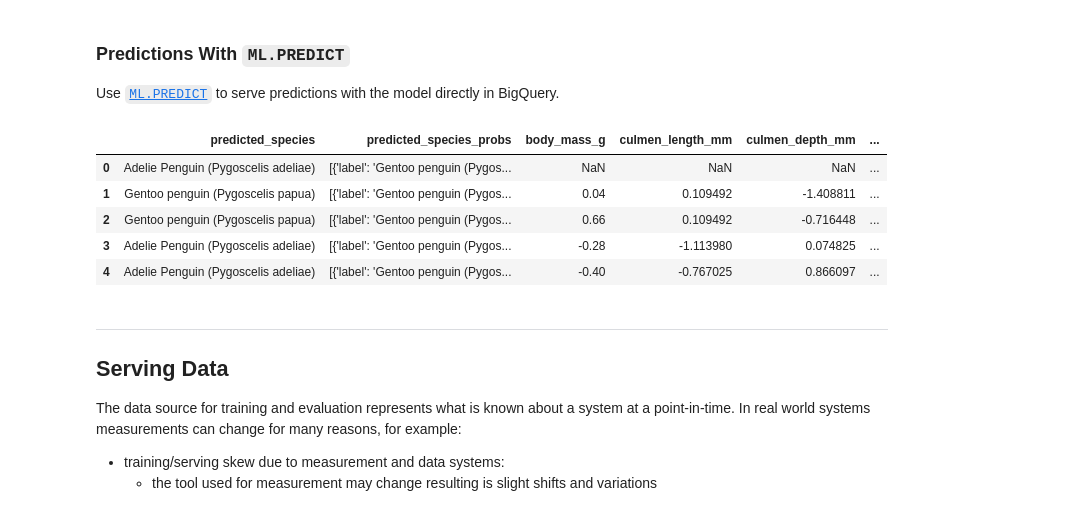
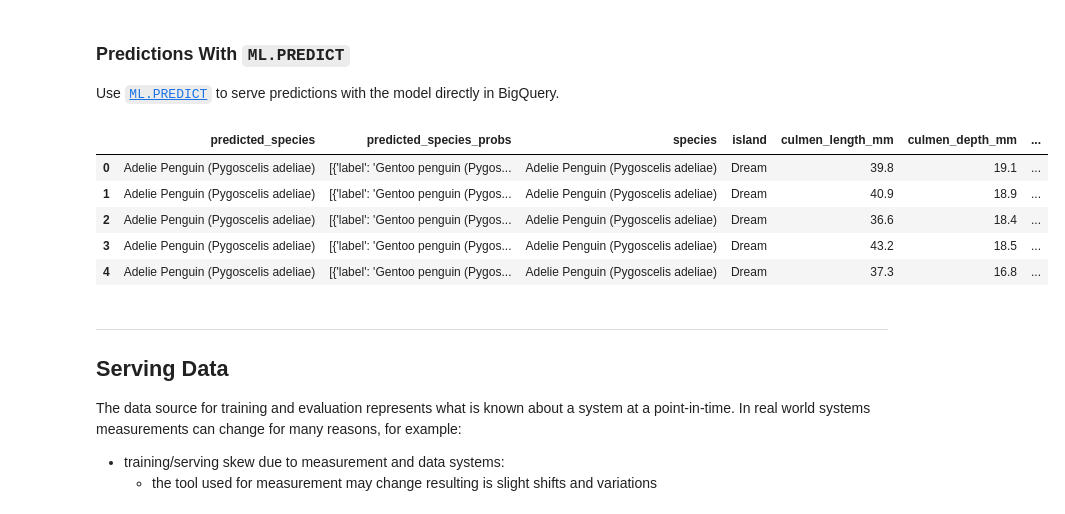
Before and after one commit to statmike/vertex-ai-mlops, a Jupyter notebook: Model Monitoring/bqml-model-monitoring-tutorial.ipynb, the cells around one changed output. Cells and saved outputs as stored; diff of their text form; code cells hidden in the pictures.

```diff
--- a/Model Monitoring/bqml-model-monitoring-tutorial.ipynb
+++ b/Model Monitoring/bqml-model-monitoring-tutorial.ipynb
@@ -488,34 +462,22 @@ It seems like a good idea to continously run evaluations to make sure the model
 Use [`ML.PREDICT`](https://cloud.google.com/bigquery/docs/reference/standard-sql/bigqueryml-syntax-predict) to serve predictions with the model directly in BigQuery.
 # %%
 %%bigquery
-WITH
-    INSTANCES AS (
-        SELECT *
-        FROM ML.TRANSFORM(
-            MODEL `statmike-mlops-349915.bqml_model_monitoring.feature_engineering`,
-            (
-                SELECT *
-                FROM `statmike-mlops-349915.bqml_model_monitoring.source_split`
-                WHERE splits = 'TEST'
-            )
-        )
-    )
 SELECT *
 FROM ML.PREDICT(
     MODEL `statmike-mlops-349915.bqml_model_monitoring.classify_species_dnn`,
     (
         SELECT *
-        FROM INSTANCES
+        FROM `statmike-mlops-349915.bqml_model_monitoring.source_split`
         LIMIT 5
     )
 )
 # %% [output]
-|  | predicted_species | predicted_species_probs | body_mass_g | culmen_length_mm | culmen_depth_mm | ... |
-| 0 | Adelie Penguin (Pygoscelis adeliae) | [{'label': 'Gentoo penguin (Pygos... | NaN | NaN | NaN | ... |
-| 1 | Gentoo penguin (Pygoscelis papua) | [{'label': 'Gentoo penguin (Pygos... | 0.04 | 0.109492 | -1.408811 | ... |
-| 2 | Gentoo penguin (Pygoscelis papua) | [{'label': 'Gentoo penguin (Pygos... | 0.66 | 0.109492 | -0.716448 | ... |
-| 3 | Adelie Penguin (Pygoscelis adeliae) | [{'label': 'Gentoo penguin (Pygos... | -0.28 | -1.113980 | 0.074825 | ... |
-| 4 | Adelie Penguin (Pygoscelis adeliae) | [{'label': 'Gentoo penguin (Pygos... | -0.40 | -0.767025 | 0.866097 | ... |
+|  | predicted_species | predicted_species_probs | species | island | culmen_length_mm | culmen_depth_mm | ... |
+| 0 | Adelie Penguin (Pygoscelis adeliae) | [{'label': 'Gentoo penguin (Pygos... | Adelie Penguin (Pygoscelis adeliae) | Dream | 39.8 | 19.1 | ... |
+| 1 | Adelie Penguin (Pygoscelis adeliae) | [{'label': 'Gentoo penguin (Pygos... | Adelie Penguin (Pygoscelis adeliae) | Dream | 40.9 | 18.9 | ... |
+| 2 | Adelie Penguin (Pygoscelis adeliae) | [{'label': 'Gentoo penguin (Pygos... | Adelie Penguin (Pygoscelis adeliae) | Dream | 36.6 | 18.4 | ... |
+| 3 | Adelie Penguin (Pygoscelis adeliae) | [{'label': 'Gentoo penguin (Pygos... | Adelie Penguin (Pygoscelis adeliae) | Dream | 43.2 | 18.5 | ... |
+| 4 | Adelie Penguin (Pygoscelis adeliae) | [{'label': 'Gentoo penguin (Pygos... | Adelie Penguin (Pygoscelis adeliae) | Dream | 37.3 | 16.8 | ... |
 # %% [markdown]
 ---
 ## Serving Data
```
Also changed, not shown: parts of 64 cells of this notebook, 1 other file.
